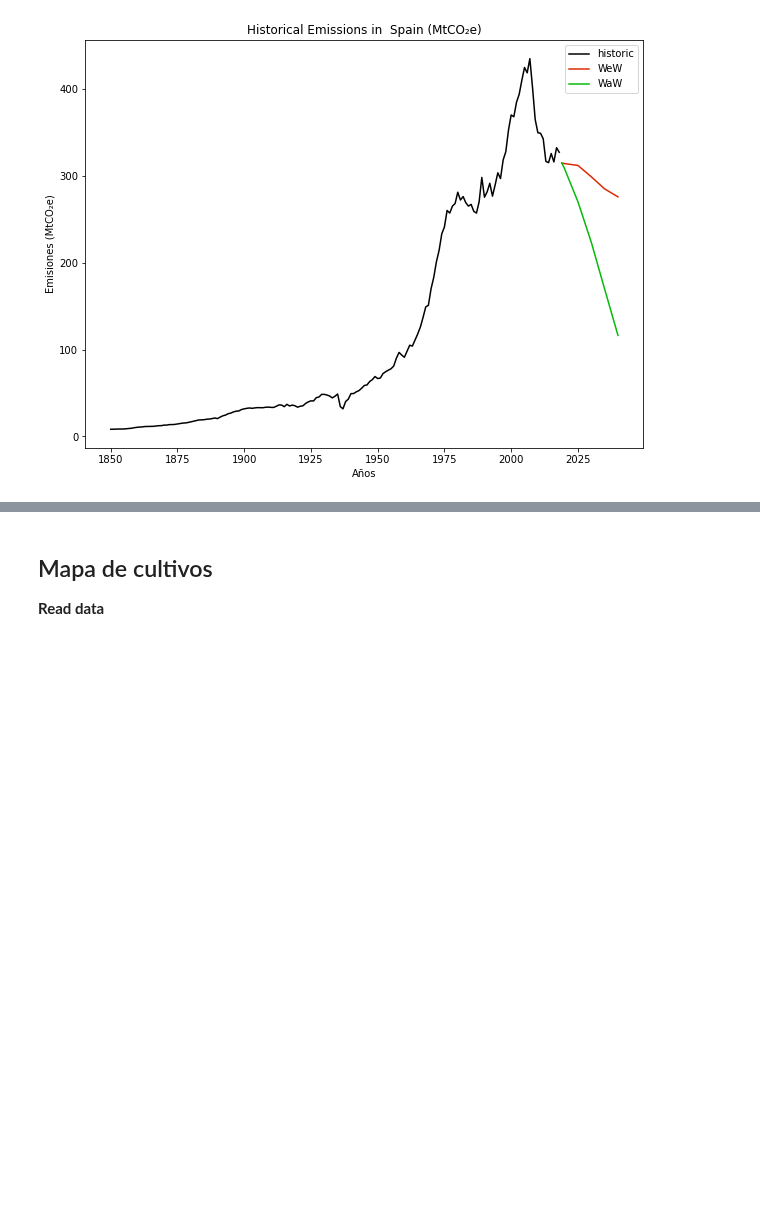
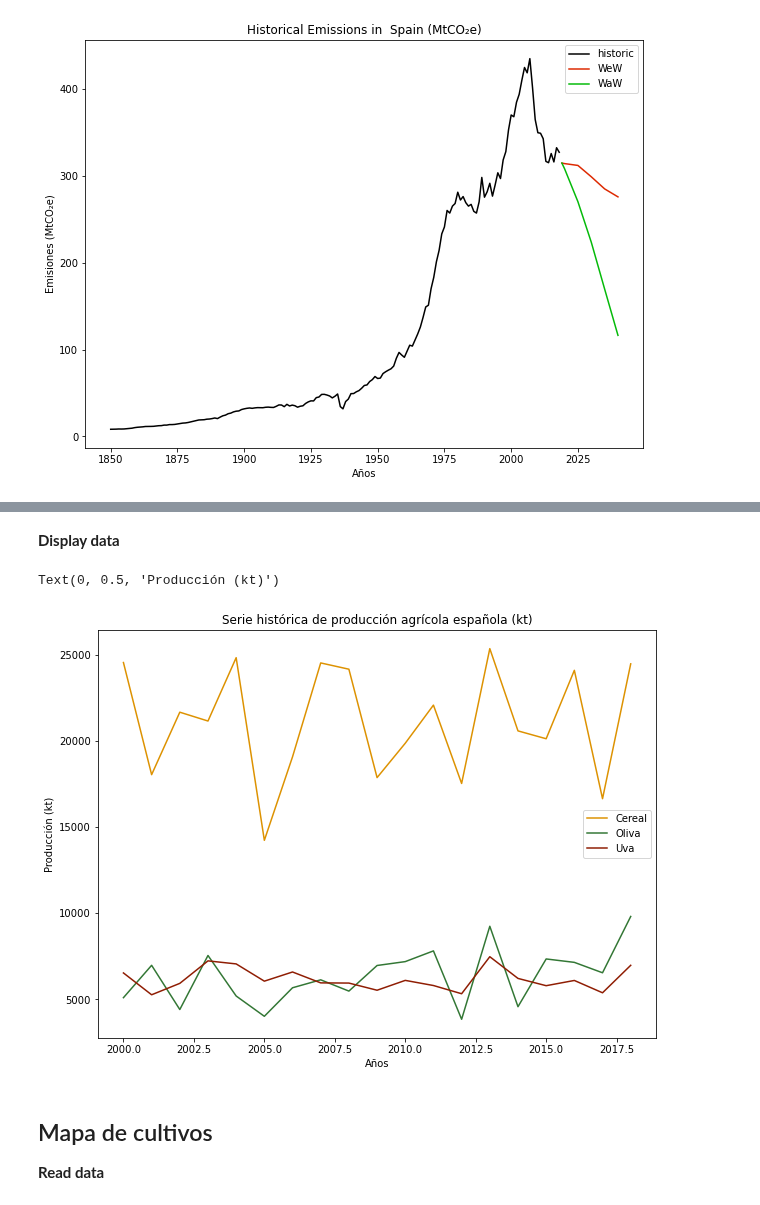
Before and after one commit to Vizzuality/ecf-agricultural-climate-impact, a Jupyter notebook: data/notebooks/Lab/04_Data_Demo.ipynb, the cells around one changed output, grey strips where cells are left out. Saved outputs shown, nothing was run; the diff lists cells and outputs as text; code cells hidden in the pictures; blank space fills up the shorter version.

Commit message:
Evolución de la producción agrícola española

```diff
--- a/data/notebooks/Lab/04_Data_Demo.ipynb
+++ b/data/notebooks/Lab/04_Data_Demo.ipynb
@@ -380,0 +384,3 @@ Text(0, 0.5, 'Emisiones (MtCO₂e)')
+# %%
+df_pro = pd.read_csv(f'../../datasets/processed/serie_historica_produccion_agricola_española.csv')
+df_pro.head()
@@ -381,3 +394,19 @@ Text(0, 0.5, 'Emisiones (MtCO₂e)')
+# %% [markdown]
+**Display data**
+# %%
+fig, ax = plt.subplots(figsize=(10,7.5))
+
+df_pro[df_pro['indicator'] == 'Producción de cereales grano'].plot(ax = ax, x='year', y='value', label='Cereal', color = '#DD9201')
+df_pro[df_pro['indicator'] == 'Producción de aceituna'].plot(ax = ax, x='year', y='value', label='Oliva', color = '#337735')
+df_pro[df_pro['indicator'] == 'Producción de uva'].plot(ax = ax, x='year', y='value', label='Uva', color = '#8F1D03')
+
+ax.legend()
+ax.set_title('Serie histórica de producción agrícola española (kt)')
+ax.set_xlabel('Años')
+ax.set_ylabel('Producción (kt)')
+# %% [output]
+Text(0, 0.5, 'Producción (kt)')
+[figure, added]
 # %% [markdown]
 ## Mapa de cultivos
 **Read data**
```
Also changed, not shown: parts of 5 cells of this notebook, 2 other files.
